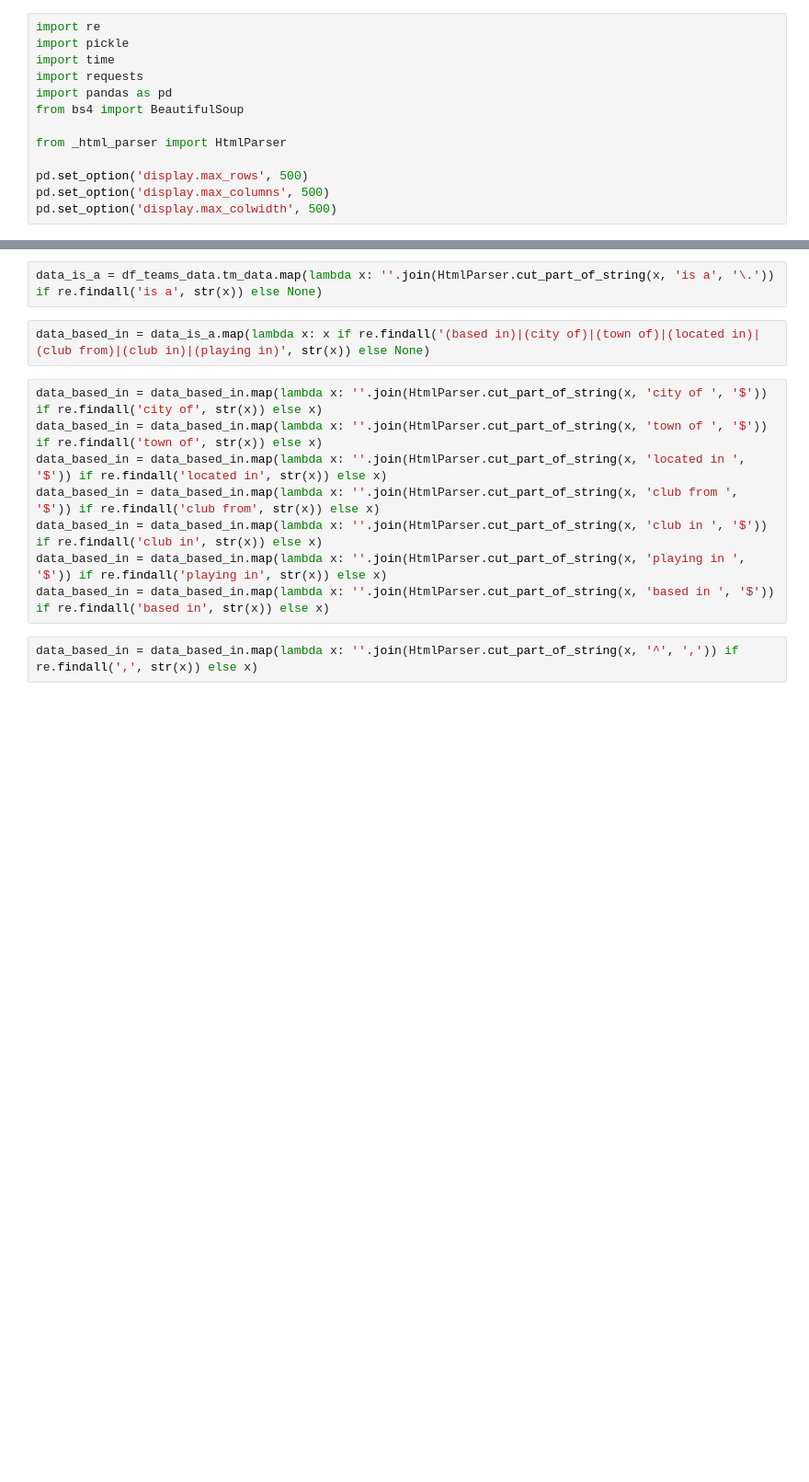
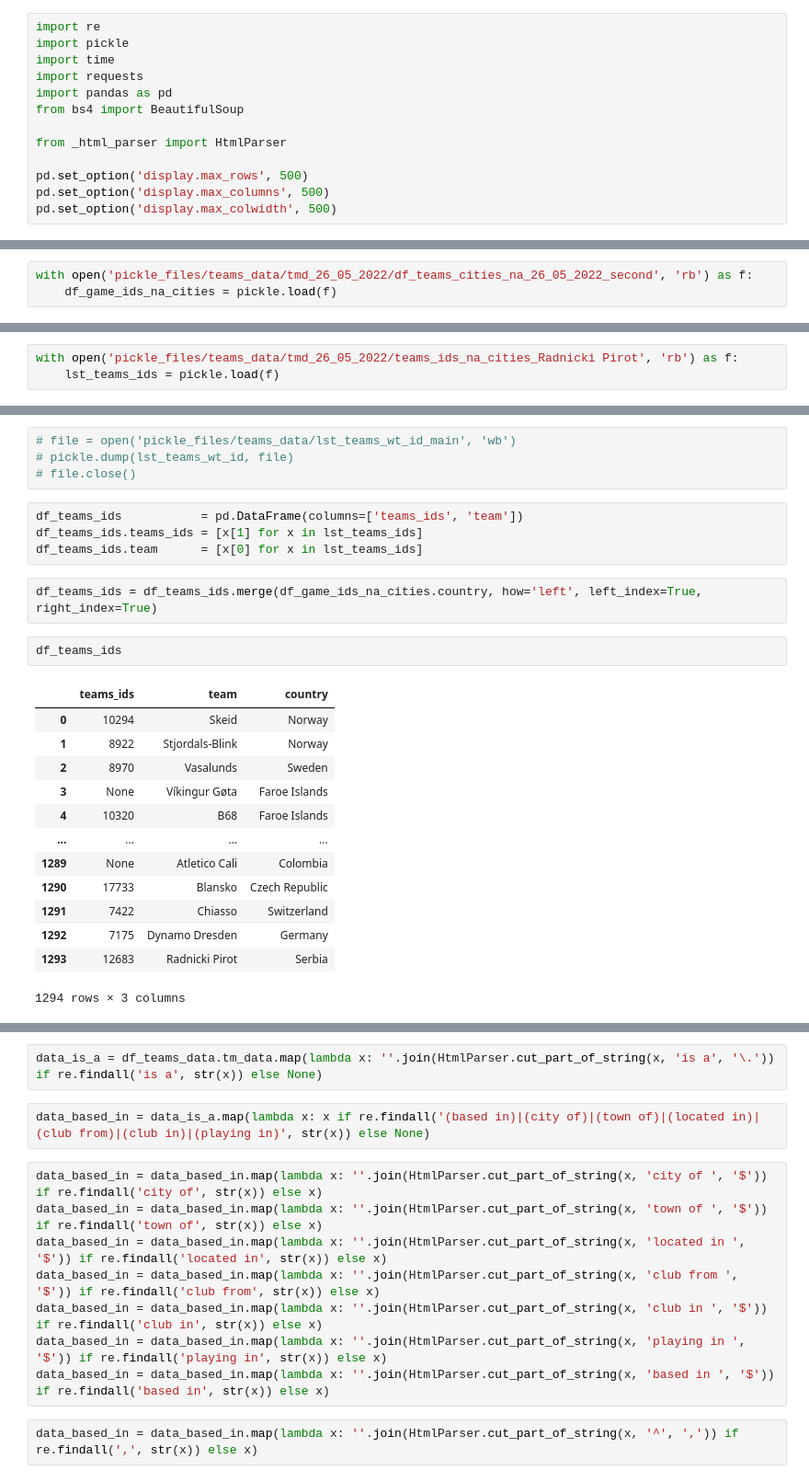
Before and after one commit to CryptoBrahman/football_competitions_research, a Jupyter notebook: parsing_teams_data.ipynb, the cells around one changed output, grey strips where cells are left out. Shown: that part at 92% size. Cells and saved outputs as stored; diff of their text form; blank space fills up the shorter version.

```diff
--- a/parsing_teams_data.ipynb
+++ b/parsing_teams_data.ipynb
@@ -85,0 +20,3 @@ df_teams_na_data.shape
+# %%
+with open('pickle_files/teams_data/tmd_26_05_2022/df_teams_cities_na_26_05_2022_second', 'rb') as f:
+    df_game_ids_na_cities = pickle.load(f)
@@ -85,0 +54,3 @@ df_teams_na_data.shape
+# %%
+with open('pickle_files/teams_data/tmd_26_05_2022/teams_ids_na_cities_Radnicki Pirot', 'rb') as f:
+    lst_teams_ids = pickle.load(f)
@@ -85,0 +79,26 @@ df_teams_na_data.shape
+# %%
+# file = open('pickle_files/teams_data/lst_teams_wt_id_main', 'wb')
+# pickle.dump(lst_teams_wt_id, file)
+# file.close()
+# %%
+df_teams_ids           = pd.DataFrame(columns=['teams_ids', 'team'])
+df_teams_ids.teams_ids = [x[1] for x in lst_teams_ids]
+df_teams_ids.team      = [x[0] for x in lst_teams_ids]
+# %%
+df_teams_ids = df_teams_ids.merge(df_game_ids_na_cities.country, how='left', left_index=True, right_index=True)
+# %%
+df_teams_ids
+# %% [output]
+|  | teams_ids | team | country |
+| 0 | 10294 | Skeid | Norway |
+| 1 | 8922 | Stjordals-Blink | Norway |
+| 2 | 8970 | Vasalunds | Sweden |
+| 3 | None | Víkingur Gøta | Faroe Islands |
+| 4 | 10320 | B68 | Faroe Islands |
+| ... | ... | ... | ... |
+| 1289 | None | Atletico Cali | Colombia |
+| 1290 | 17733 | Blansko | Czech Republic |
+| 1291 | 7422 | Chiasso | Switzerland |
+| 1292 | 7175 | Dynamo Dresden | Germany |
+| 1293 | 12683 | Radnicki Pirot | Serbia |
+1294 rows × 3 columns
```
Also changed, not shown: parts of 60 cells of this notebook, 16 other files.
